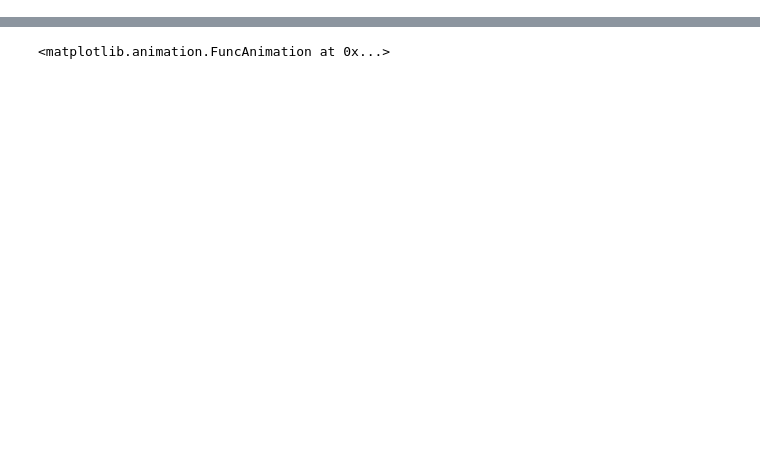
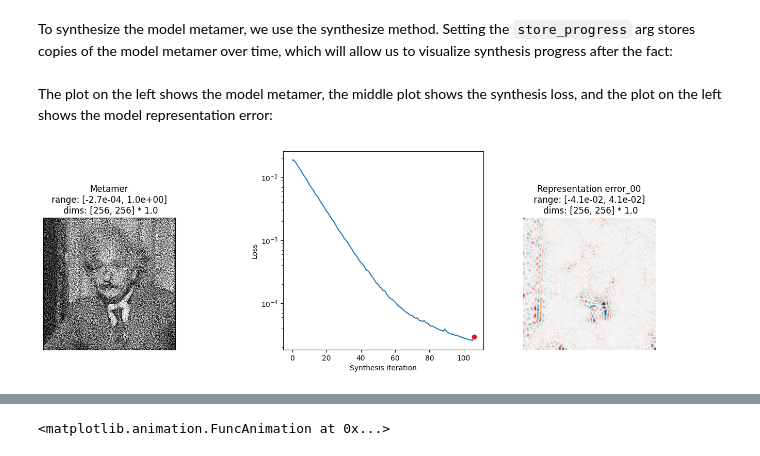
Before and after one commit to plenoptic-org/brainhack-2025, a Jupyter notebook: plenoptic-example.ipynb, the cells around one changed output, grey strips where cells are left out. Cells and saved outputs as stored; diff of their text form; code cells hidden in the pictures; blank space fills up the shorter version.

```diff
--- a/plenoptic-example.ipynb
+++ b/plenoptic-example.ipynb
@@ -24,4 +66,12 @@ po.tools.validate.validate_model(model, device=0)
 # %%
 met = po.synth.Metamer(img, model)
+# %% [markdown]
+To synthesize the model metamer, we use the synthesize method. Setting the `store_progress` arg stores copies of the model metamer over time, which will allow us to visualize synthesis progress after the fact:
 # %%
 met.synthesize(110, store_progress=10)
+# %% [markdown]
+The plot on the left shows the model metamer, the middle plot shows the synthesis loss, and the plot on the left shows the model representation error:
+# %%
+po.synth.metamer.plot_synthesis_status(met);
+# %% [output]
+[figure, added]
```
Also changed, not shown: parts of 15 cells of this notebook.
